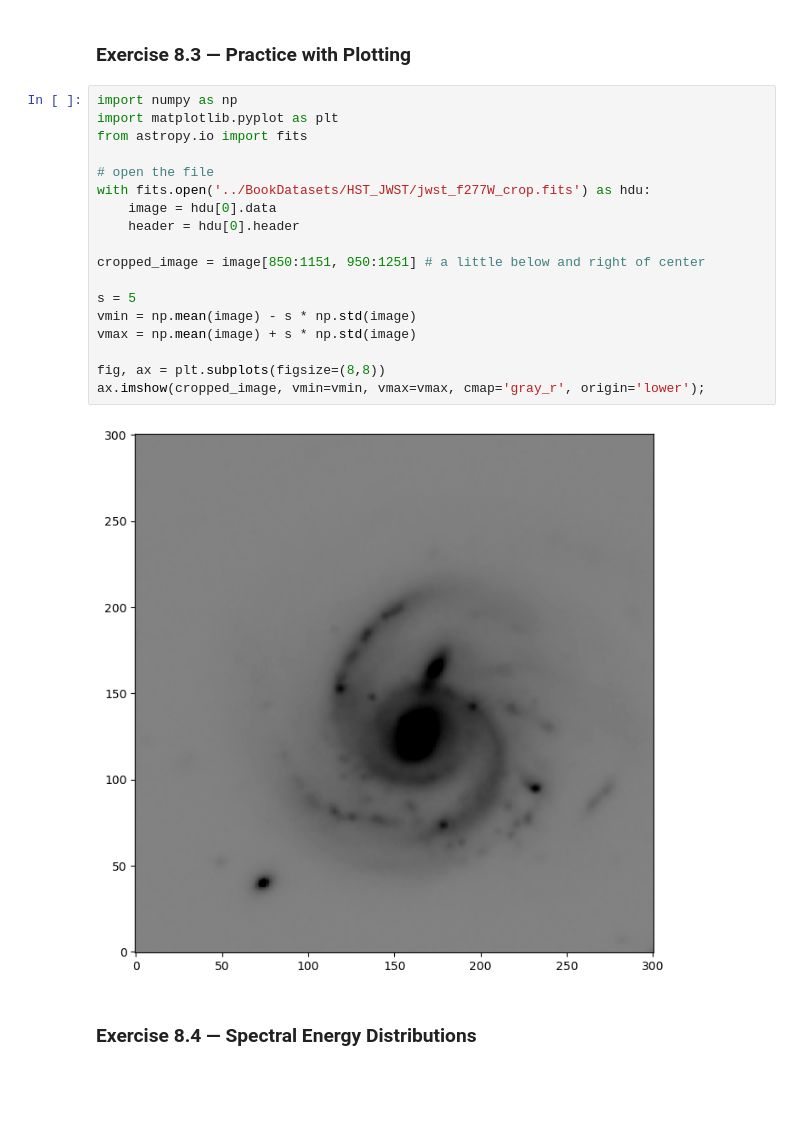
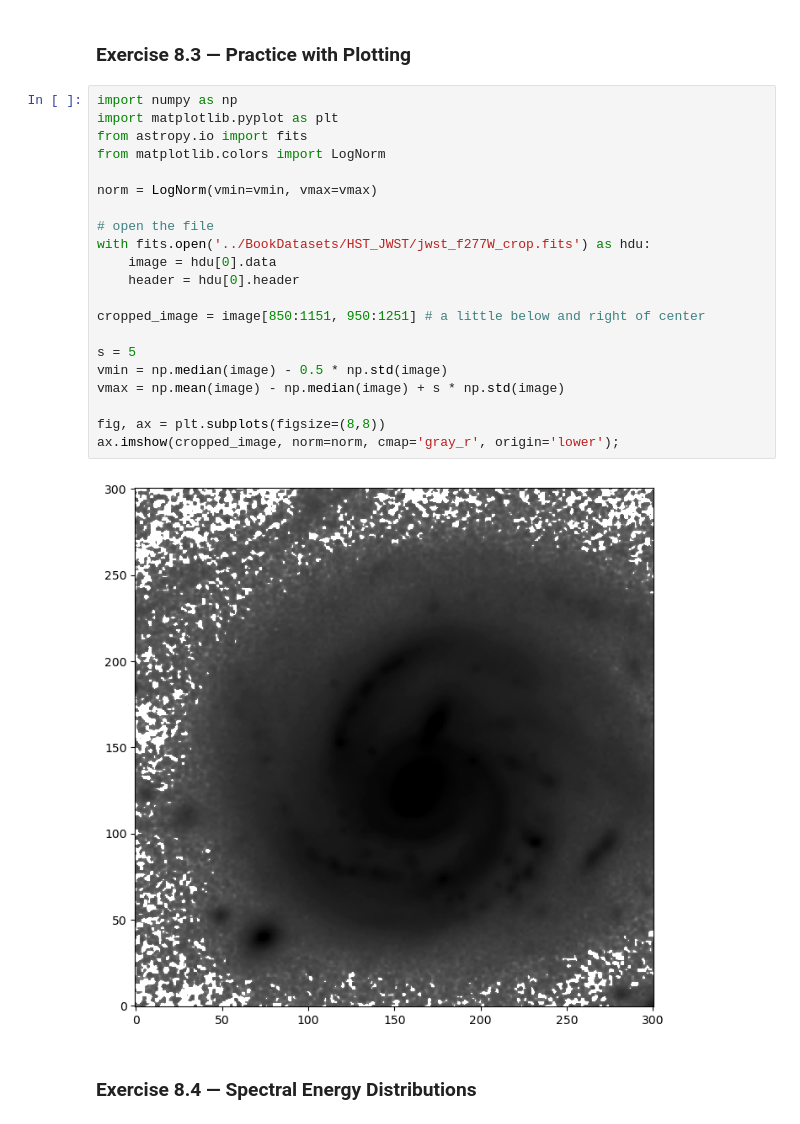
Before and after one commit to hexijin/scientific-data-analysis, a Jupyter notebook: psets/ps04.ipynb, the cells around one changed output. Drawn from its saved outputs; the diff is of its cells as text; blank space fills up the shorter version.

```diff
--- a/psets/ps04.ipynb
+++ b/psets/ps04.ipynb
@@ -87,22 +87,25 @@ result is between 0.79 and 0.80
 # %%
 import numpy as np
 import matplotlib.pyplot as plt
 from astropy.io import fits
+from matplotlib.colors import LogNorm
+
+norm = LogNorm(vmin=vmin, vmax=vmax)
 
 # open the file
 with fits.open('../BookDatasets/HST_JWST/jwst_f277W_crop.fits') as hdu:
     image = hdu[0].data
     header = hdu[0].header
 
 cropped_image = image[850:1151, 950:1251] # a little below and right of center
 
 s = 5
-vmin = np.mean(image) - s * np.std(image)
-vmax = np.mean(image) + s * np.std(image)
+vmin = np.median(image) - 0.5 * np.std(image)
+vmax = np.mean(image) - np.median(image) + s * np.std(image)
 
 fig, ax = plt.subplots(figsize=(8,8))
-ax.imshow(cropped_image, vmin=vmin, vmax=vmax, cmap='gray_r', origin='lower');
+ax.imshow(cropped_image, norm=norm, cmap='gray_r', origin='lower');
 # %% [output]
-[figure, old version]
+[figure, new version]
 # %% [markdown]
 ### Exercise 8.4 &mdash; Spectral Energy Distributions
```
Also changed, not shown: parts of 1 cell of this notebook, 1 other file.
